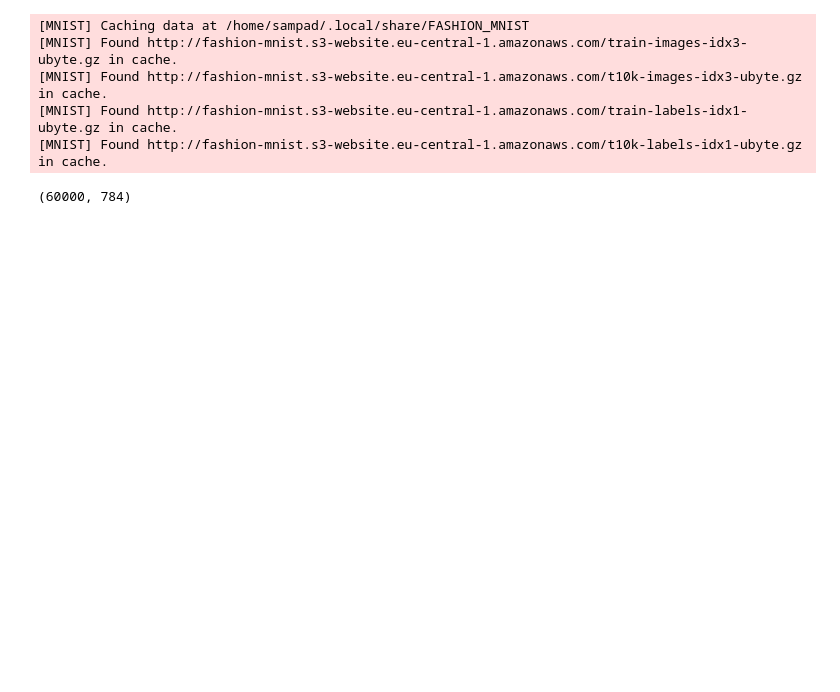
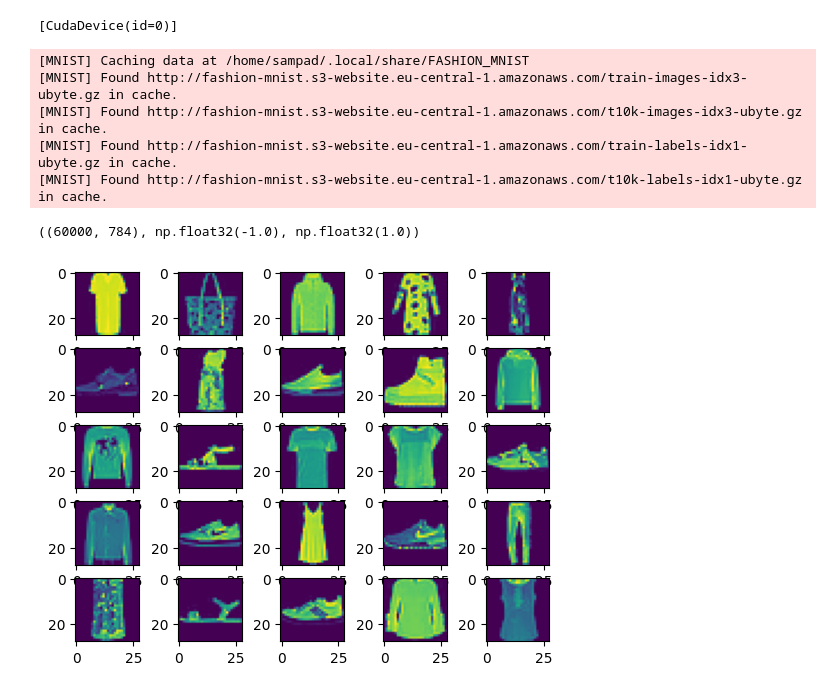
Before and after one commit to NeveIsa/ITP359, a Jupyter notebook: hw7/hw7.ipynb, the cells around one changed output. Saved outputs shown, nothing was run; the diff lists cells and outputs as text; code cells hidden in the pictures; blank space fills up the shorter version.

```diff
--- a/hw7/hw7.ipynb
+++ b/hw7/hw7.ipynb
@@ -14,3 +18,7 @@ from tqdm import tqdm
+# %%
+jax.devices()
+# %% [output]
+[CudaDevice(id=0)]
 # %%
 x, y, xtest, ytest = fashion_mnist()
 y = y.astype(float)
@@ -19,17 +27,23 @@ x = x.reshape(x.shape[0],-1)
 xtest = xtest.reshape(xtest.shape[0],-1)
 
 # normalize
-x = x/255.0 - 0.5
-xtest = xtest/255.0 - 0.5
+x = 2*x/255.0 - 1
+xtest = 2*xtest/255.0 - 1
 
-x.shape
+x.shape, x.min(), x.max()
 # %% [output]
 [MNIST] Caching data at /home/sampad/.local/share/FASHION_MNIST
 [MNIST] Found http://fashion-mnist.s3-website.eu-central-1.amazonaws.com/train-images-idx3-ubyte.gz in cache.
 [MNIST] Found http://fashion-mnist.s3-website.eu-central-1.amazonaws.com/t10k-images-idx3-ubyte.gz in cache.
 [MNIST] Found http://fashion-mnist.s3-website.eu-central-1.amazonaws.com/train-labels-idx1-ubyte.gz in cache.
 [MNIST] Found http://fashion-mnist.s3-website.eu-central-1.amazonaws.com/t10k-labels-idx1-ubyte.gz in cache.
-(60000, 784)
+((60000, 784), np.float32(-1.0), np.float32(1.0))
+# %%
+for i in range(25):
+    plt.subplot(5,5,i+1)
+    plt.imshow(x[np.random.randint(10_000)].reshape(28,28))
+# %% [output]
+[figure, added]
 # %%
 def gen(params, r):
     for p in params[:-1]:
```
Also changed, not shown: parts of 8 cells of this notebook.
